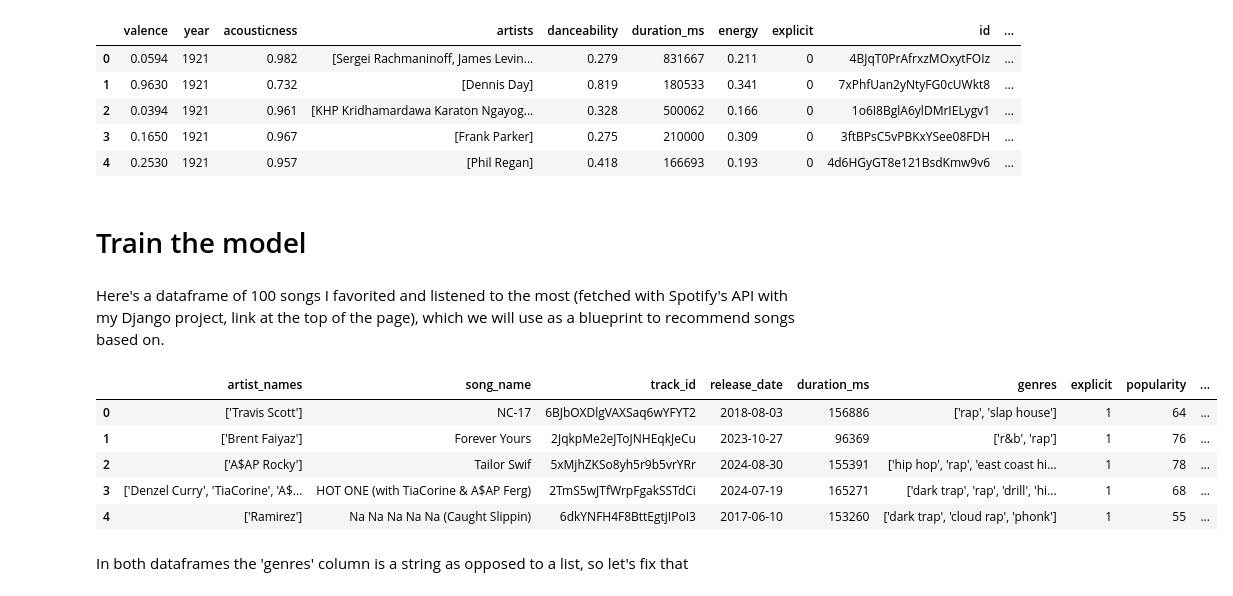
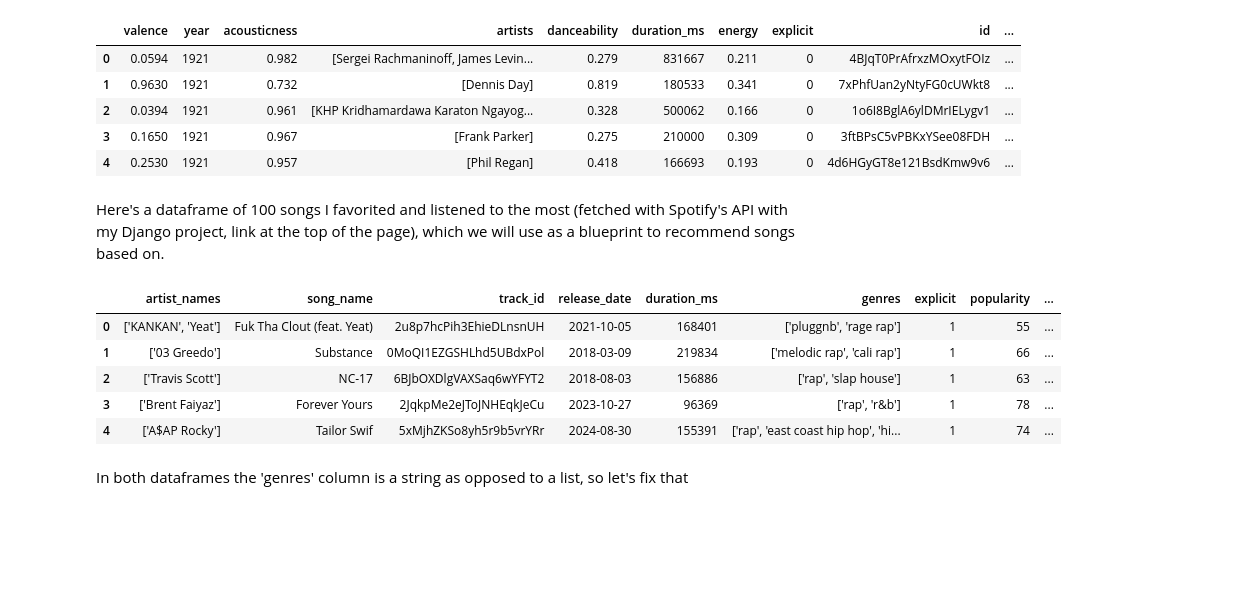
Before and after one commit to wiktorspryszynski/music_recommender_model, a Jupyter notebook: music_recommender_engine.ipynb, the cells around one changed output. Saved outputs shown, nothing was run; the diff lists cells and outputs as text; code cells hidden in the pictures; blank space fills up the shorter version.

```diff
--- a/music_recommender_engine.ipynb
+++ b/music_recommender_engine.ipynb
@@ -248,23 +252,21 @@ merged_df.head()
 | 2 | 0.0394 | 1921 | 0.961 | [KHP Kridhamardawa Karaton Ngayog... | 0.328 | 500062 | 0.166 | 0 | 1o6I8BglA6ylDMrIELygv1 | ... |
 | 3 | 0.1650 | 1921 | 0.967 | [Frank Parker] | 0.275 | 210000 | 0.309 | 0 | 3ftBPsC5vPBKxYSee08FDH | ... |
 | 4 | 0.2530 | 1921 | 0.957 | [Phil Regan] | 0.418 | 166693 | 0.193 | 0 | 4d6HGyGT8e121BsdKmw9v6 | ... |
-# %% [markdown]
-# Train the model
 # %% [markdown]
 Here's a dataframe of 100 songs I favorited and listened to the most (fetched with Spotify's API with my Django project, link at the top of the page), which we will use as a blueprint to recommend songs based on.
 # %%
 fetched_df = pd.read_csv('demofile.txt', sep=';', encoding='ISO-8859-1')
-fetched_df['explicit'] = fetched_df['explicit'].apply(lambda x: 1 if x == True else 0)
+fetched_df['explicit'] = fetched_df['explicit'].apply(lambda x: 1 if x is True else 0)
 fetched_df['year'] = fetched_df['release_date'].apply(lambda x: int(x[:4]))
 fetched_df = fetched_df.rename(columns={'artist_genres': 'genres'})
 fetched_df.head()
 # %% [output]
 |  | artist_names | song_name | track_id | release_date | duration_ms | genres | explicit | popularity | ... |
-| 0 | ['Travis Scott'] | NC-17 | 6BJbOXDlgVAXSaq6wYFYT2 | 2018-08-03 | 156886 | ['rap', 'slap house'] | 1 | 64 | ... |
-| 1 | ['Brent Faiyaz'] | Forever Yours | 2JqkpMe2eJToJNHEqkJeCu | 2023-10-27 | 96369 | ['r&b', 'rap'] | 1 | 76 | ... |
-| 2 | ['A$AP Rocky'] | Tailor Swif | 5xMjhZKSo8yh5r9b5vrYRr | 2024-08-30 | 155391 | ['hip hop', 'rap', 'east coast hi... | 1 | 78 | ... |
-| 3 | ['Denzel Curry', 'TiaCorine', 'A$... | HOT ONE (with TiaCorine & A$AP Ferg) | 2TmS5wJTfWrpFgakSSTdCi | 2024-07-19 | 165271 | ['dark trap', 'rap', 'drill', 'hi... | 1 | 68 | ... |
-| 4 | ['Ramirez'] | Na Na Na Na Na (Caught Slippin) | 6dkYNFH4F8BttEgtjIPoI3 | 2017-06-10 | 153260 | ['dark trap', 'cloud rap', 'phonk'] | 1 | 55 | ... |
+| 0 | ['KANKAN', 'Yeat'] | Fuk Tha Clout (feat. Yeat) | 2u8p7hcPih3EhieDLnsnUH | 2021-10-05 | 168401 | ['pluggnb', 'rage rap'] | 1 | 55 | ... |
+| 1 | ['03 Greedo'] | Substance | 0MoQI1EZGSHLhd5UBdxPol | 2018-03-09 | 219834 | ['melodic rap', 'cali rap'] | 1 | 66 | ... |
+| 2 | ['Travis Scott'] | NC-17 | 6BJbOXDlgVAXSaq6wYFYT2 | 2018-08-03 | 156886 | ['rap', 'slap house'] | 1 | 63 | ... |
+| 3 | ['Brent Faiyaz'] | Forever Yours | 2JqkpMe2eJToJNHEqkJeCu | 2023-10-27 | 96369 | ['rap', 'r&b'] | 1 | 78 | ... |
+| 4 | ['A$AP Rocky'] | Tailor Swif | 5xMjhZKSo8yh5r9b5vrYRr | 2024-08-30 | 155391 | ['rap', 'east coast hip hop', 'hi... | 1 | 74 | ... |
 # %% [markdown]
 In both dataframes the 'genres' column is a string as opposed to a list, so let's fix that
 # %%
```
Also changed, not shown: parts of 34 cells of this notebook, 10 other files.
